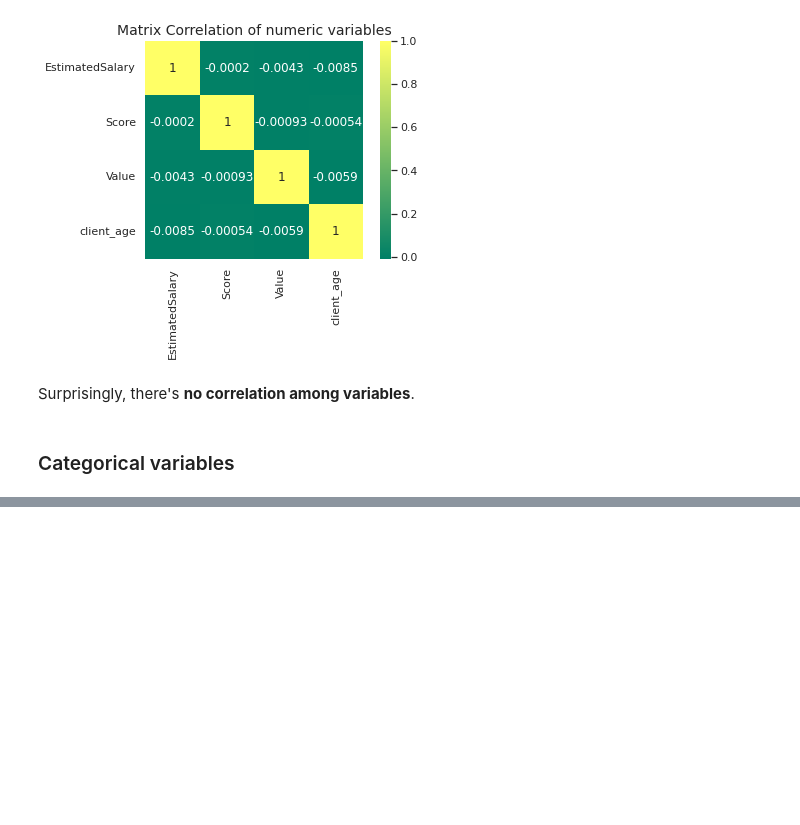
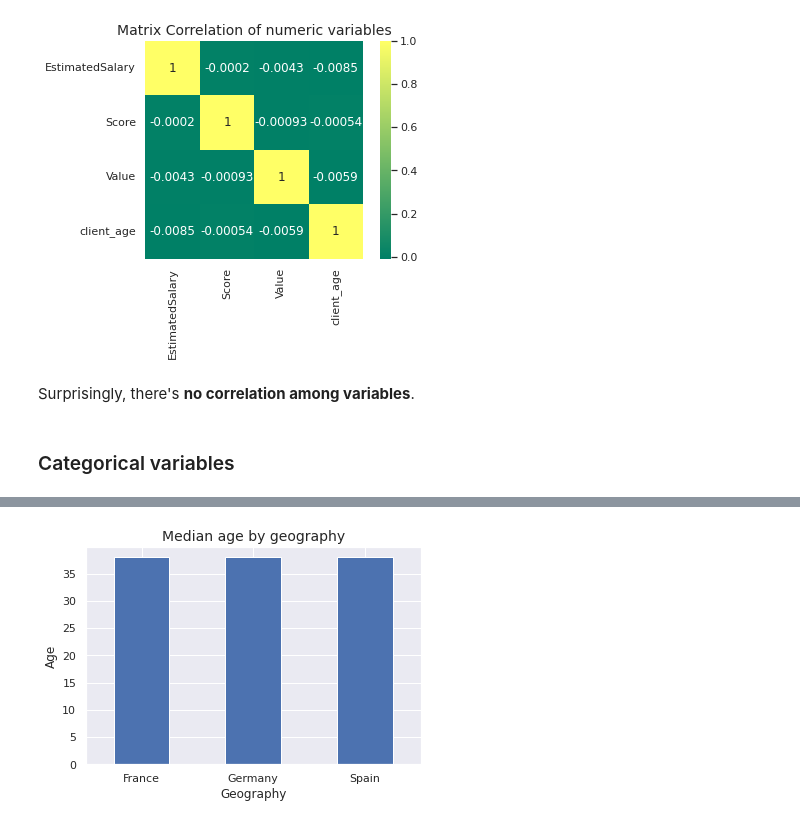
Before and after one commit to axlyaguana11/churn_predictive_model, a Jupyter notebook: notebooks/0.3-axel-exploration.ipynb, the cells around one changed output, grey strips where cells are left out. Saved outputs shown, nothing was run; the diff lists cells and outputs as text; code cells hidden in the pictures; blank space fills up the shorter version.

```diff
--- a/notebooks/0.3-axel-exploration.ipynb
+++ b/notebooks/0.3-axel-exploration.ipynb
@@ -91,0 +138,8 @@ Surprisingly, there's **no correlation among variables**.
+# %%
+fig, ax = plt.subplots()
+ax = df.groupby(['Geography'])['client_age'].median().plot.bar(rot=0)
+plt.title('Median age by geography', size=14)
+plt.ylabel('Age')
+plt.show()
+# %% [output]
+[figure, added]
```
Also changed, not shown: parts of 7 cells of this notebook.
